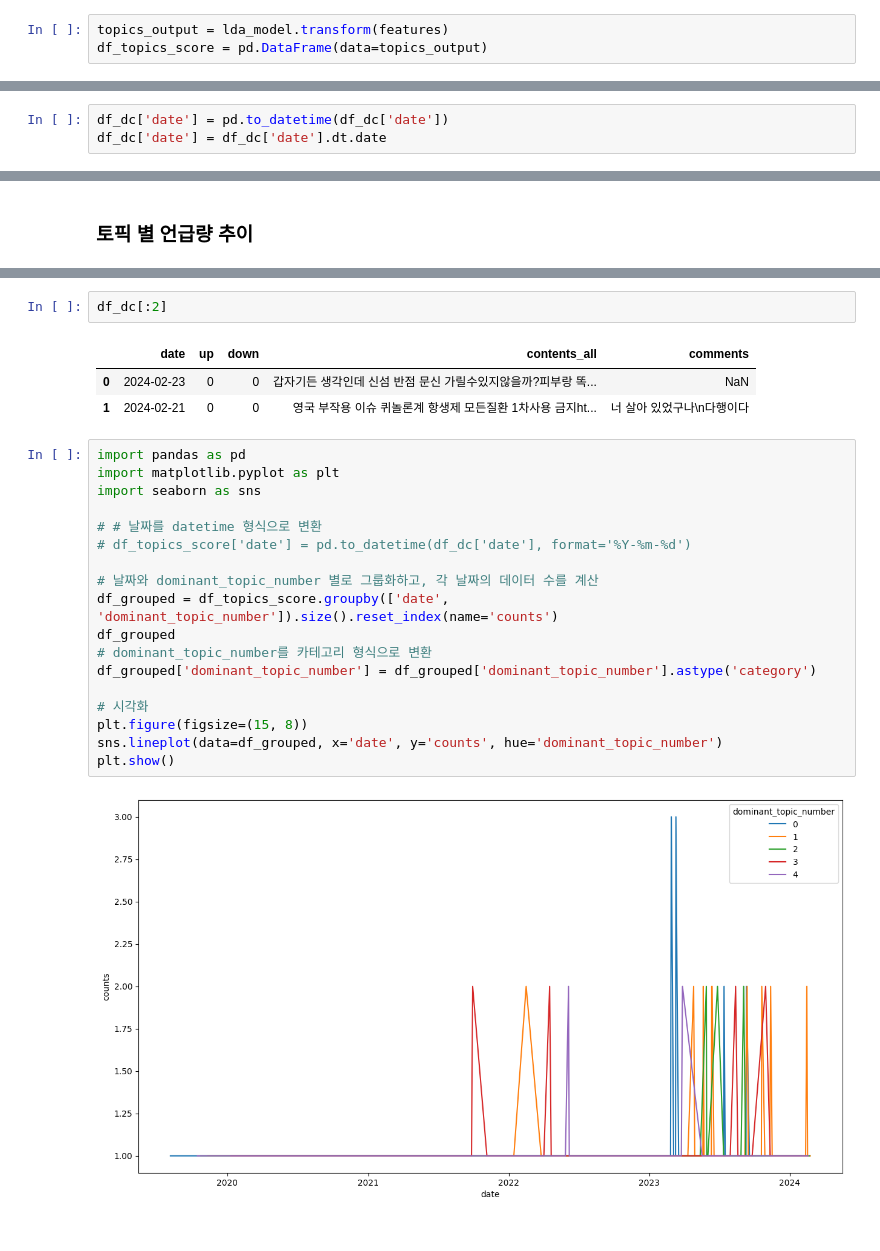
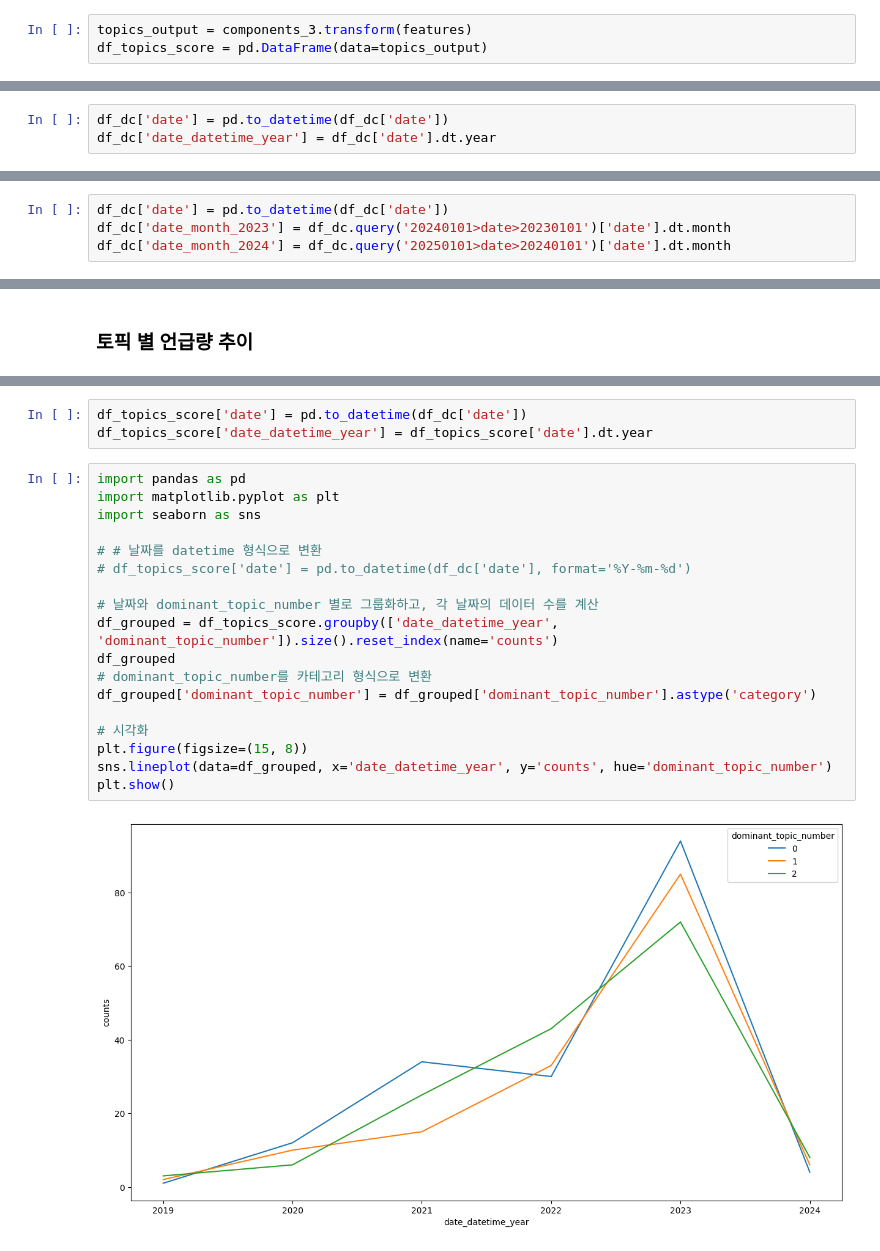
Before and after one commit to kdj0712/teamKim1, a Jupyter notebook: data/dcinside.ipynb, the cells around one changed output, grey strips where cells are left out. Cells and saved outputs as stored; diff of their text form.

```diff
--- a/data/dcinside.ipynb
+++ b/data/dcinside.ipynb
@@ -187,5 +185,5 @@ array([[0.78242386, 0.27177744, 0.20006367, ..., 0.20001494, 2.57478178,
 # %%
-topics_output = lda_model.transform(features)
+topics_output = components_3.transform(features)
 df_topics_score = pd.DataFrame(data=topics_output)
 # %%
 import numpy as np
@@ -281,3 +282,3 @@ Index(['date', 'up', 'down', 'contents_all', 'comments'], dtype='object')
 # %%
 df_dc['date'] = pd.to_datetime(df_dc['date'])
-df_dc['date'] = df_dc['date'].dt.date
+df_dc['date_datetime_year'] = df_dc['date'].dt.year
@@ -316,0 +315,4 @@ plt.show()
+# %%
+df_dc['date'] = pd.to_datetime(df_dc['date'])
+df_dc['date_month_2023'] = df_dc.query('20240101>date>20230101')['date'].dt.month
+df_dc['date_month_2024'] = df_dc.query('20250101>date>20240101')['date'].dt.month
@@ -319,26 +427,23 @@ plt.show()
 # %%
-df_dc[:2]
+df_topics_score['date'] = pd.to_datetime(df_dc['date'])
+df_topics_score['date_datetime_year'] = df_topics_score['date'].dt.year
-# %% [output]
-|  | date | up | down | contents_all | comments |
-| 0 | 2024-02-23 | 0 | 0 | 갑자기든 생각인데 신섬 반점 문신 가릴수있지않을까?피부랑 똑... | NaN |
-| 1 | 2024-02-21 | 0 | 0 | 영국 부작용 이슈 퀴놀론계 항생제 모든질환 1차사용 금지ht... | 너 살아 있었구나\n다행이다 |
 # %%
 import pandas as pd
 import matplotlib.pyplot as plt
 import seaborn as sns
 
 # # 날짜를 datetime 형식으로 변환
 # df_topics_score['date'] = pd.to_datetime(df_dc['date'], format='%Y-%m-%d')
 
 # 날짜와 dominant_topic_number 별로 그룹화하고, 각 날짜의 데이터 수를 계산
-df_grouped = df_topics_score.groupby(['date', 'dominant_topic_number']).size().reset_index(name='counts')
+df_grouped = df_topics_score.groupby(['date_datetime_year', 'dominant_topic_number']).size().reset_index(name='counts')
 df_grouped
 # dominant_topic_number를 카테고리 형식으로 변환
 df_grouped['dominant_topic_number'] = df_grouped['dominant_topic_number'].astype('category')
 
 # 시각화
 plt.figure(figsize=(15, 8))
-sns.lineplot(data=df_grouped, x='date', y='counts', hue='dominant_topic_number')
+sns.lineplot(data=df_grouped, x='date_datetime_year', y='counts', hue='dominant_topic_number')
 plt.show()
 # %% [output]
-[figure, old version]
+[figure, new version]
```
Also changed, not shown: parts of 34 cells of this notebook, 1 other file.
